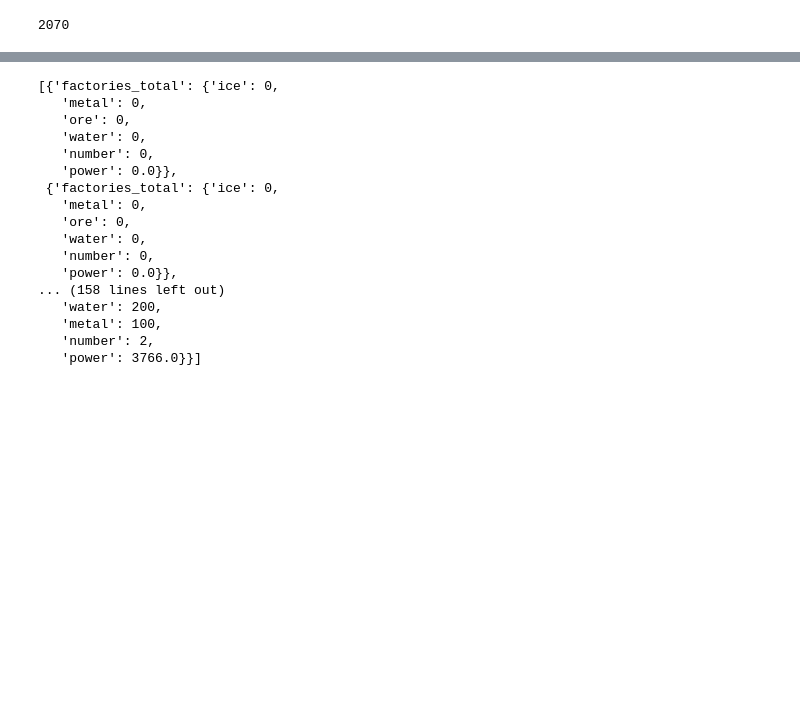
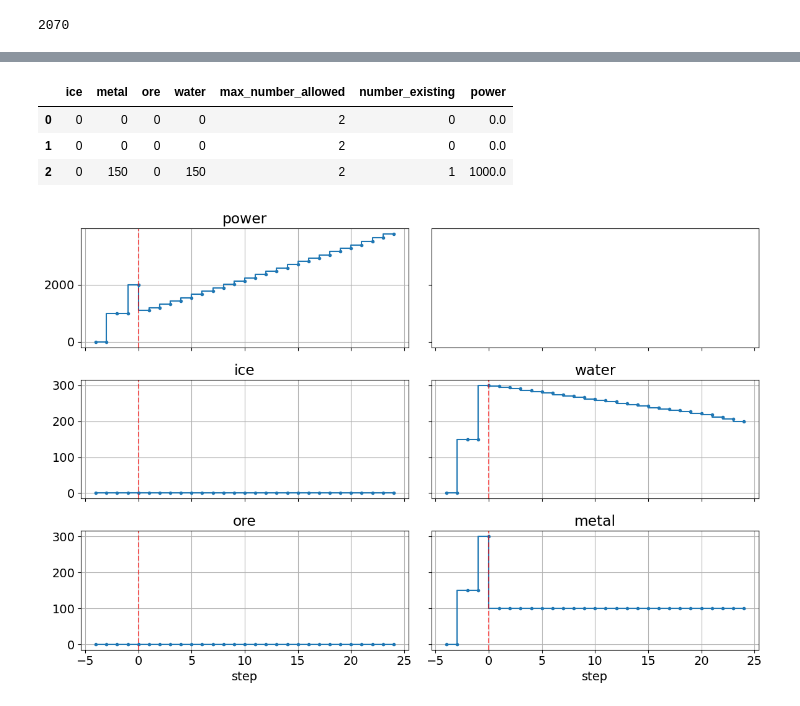
Before and after one commit to aernesto/Lux-Design-S2, a Jupyter notebook: codigo/src/adr_explorations.ipynb, the cells around one changed output, grey strips where cells are left out. Drawn from its saved outputs; the diff is of its cells as text; code cells hidden in the pictures; blank space fills up the shorter version.

Commit message:
start plotting factory stats

```diff
--- a/codigo/src/adr_explorations.ipynb
+++ b/codigo/src/adr_explorations.ipynb
@@ -106,20 +104,41 @@ ax.imshow(img);
-# %%
-agents['player_1'].stats
-# %% [output]
-[{'factories_total': {'ice': 0,
-   'metal': 0,
-   'ore': 0,
-   'water': 0,
-   'number': 0,
-   'power': 0.0}},
- {'factories_total': {'ice': 0,
-   'metal': 0,
-   'ore': 0,
-   'water': 0,
-   'number': 0,
-   'power': 0.0}},
-... (158 lines left out)
-   'water': 200,
-   'metal': 100,
-   'number': 2,
-   'power': 3766.0}}]
+# %%
+stats_df = pd.DataFrame([s['factories_total'] for s in agents['player_1'].stats])
+stats_df.head(3)
+# %% [output]
+|  | ice | metal | ore | water | max_number_allowed | number_existing | power |
+| 0 | 0 | 0 | 0 | 0 | 2 | 0 | 0.0 |
+| 1 | 0 | 0 | 0 | 0 | 2 | 0 | 0.0 |
+| 2 | 0 | 150 | 0 | 150 | 2 | 1 | 1000.0 |
+# %%
+f, axes = plt.subplots(3, 2, figsize=(12, 8), sharex=True, sharey='row')
+"""
+power
+ice water
+ore metal
+lichen
+"""
+axix = {
+    'power': [0, 0],
+    'lichen': [0, 1],
+    'ice' : [1, 0],
+    'water': [1, 1],
+    'ore': [2, 0],
+    'metal': [2, 1]
+}
+num_fac_allowed = stats_df.max_number_allowed.max()
+pre_phase = num_fac_allowed * 2
+for title, ix in axix.items():
+    try:
+        y = stats_df[title].values
+    except KeyError:
+        continue
+    ax = axes[ix[0], ix[1]]
+    ax.step(np.arange(-pre_phase, len(y) - pre_phase), y, where='pre', marker='.')
+    ax.axvline(0, color='red', alpha=.6,linestyle='dashed')
+    ax.grid('on');
+    ax.set_title(title)
+    if title in {'ore', 'metal'}:
+        ax.set_xlabel('step')
+f.tight_layout();
+# %% [output]
+[figure, added]
```
Also changed, not shown: parts of 6 cells of this notebook, 1 other file.
